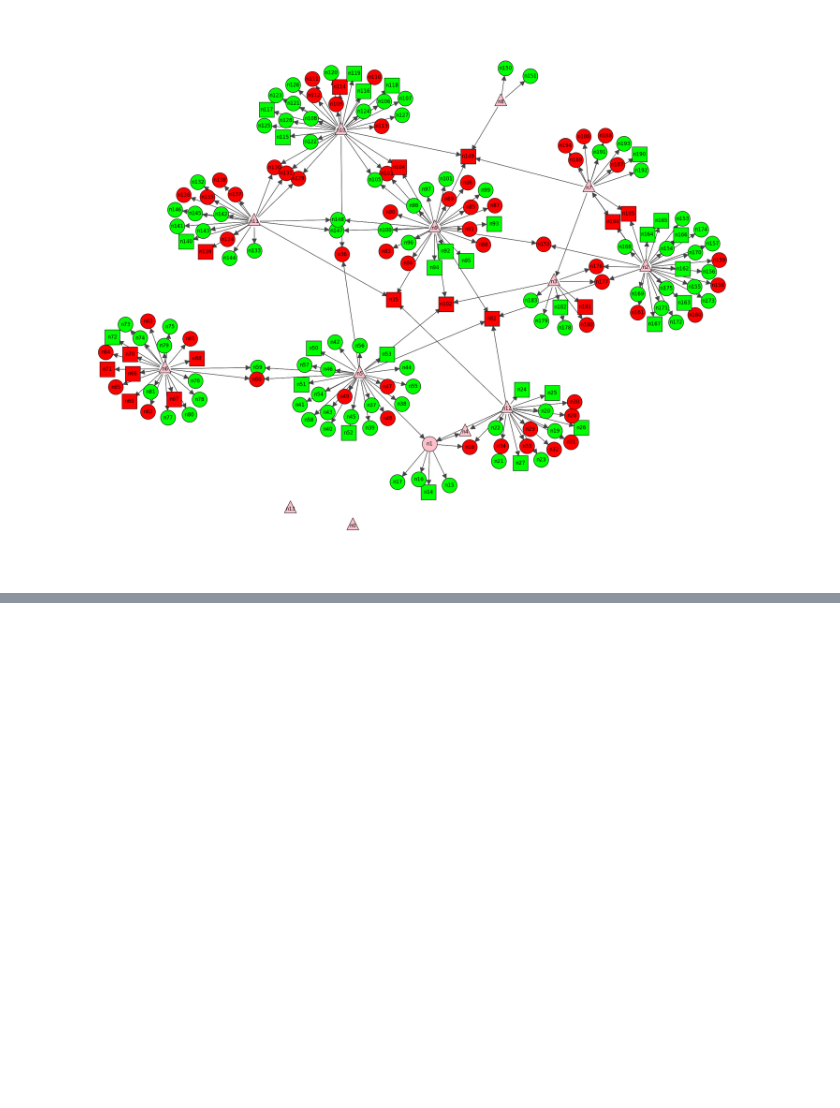
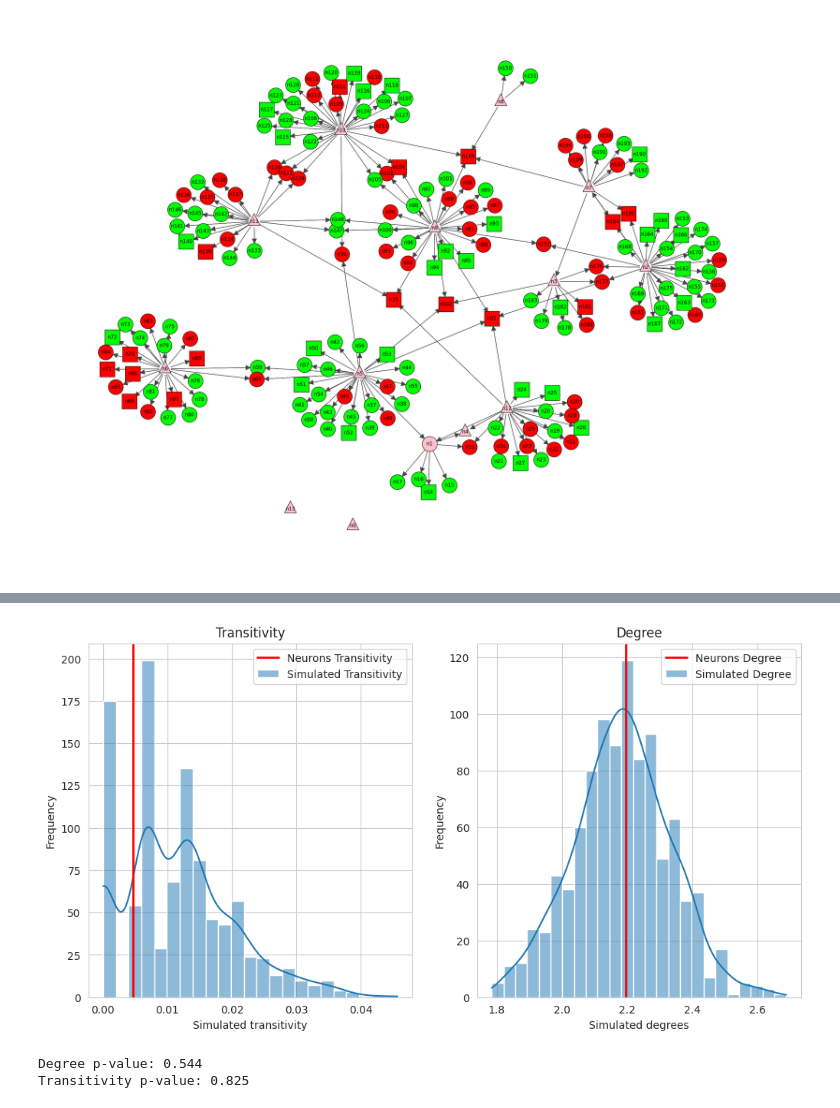
Before and after one commit to cMancio00/sand-2024, a Jupyter notebook: Cortical.ipynb, the cells around one changed output, grey strips where cells are left out. Cells and saved outputs as stored; diff of their text form; code cells hidden in the pictures; blank space fills up the shorter version.

```diff
--- a/Cortical.ipynb
+++ b/Cortical.ipynb
@@ -141,0 +190,44 @@ plt.show()
+# %%
+B = 1000
+transitivity_sim = np.zeros(B)
+degree_sim = np.zeros(B)
+
+for b in range(B):
+    adj_sim = np.random.binomial(1, p_MLE, n**2).reshape((n, n))
+    np.fill_diagonal(adj_sim, 0)
+
+    simulated_graph = ig.Graph.Adjacency((adj_sim > 0).tolist())
+    degree_sim[b] = np.mean(simulated_graph.degree())
+    transitivity_sim[b] = simulated_graph.transitivity_undirected()
+# %%
+plt.figure(figsize=(12, 6))
+
+plt.subplot(1, 2, 1)
+sns.histplot(transitivity_sim, label='Simulated Transitivity',kde=True)
+plt.axvline(x=neurons.transitivity_undirected(), linewidth=2, color='red', label='Neurons Transitivity')
+plt.legend()
+plt.title("Transitivity")
+plt.xlabel("Simulated transitivity")
+plt.ylabel("Frequency")
+
+plt.subplot(1, 2, 2)
+sns.histplot(degree_sim, label='Simulated Degree',kde=True)
+plt.axvline(x=np.mean(neurons.degree()), linewidth=2, color='red', label='Neurons Degree')
+plt.legend()
+plt.title("Degree")
+plt.xlabel("Simulated degrees")
+plt.ylabel("Frequency")
+
+plt.savefig("Plots/Binomial/transitivity_degree.png")
+plt.show()
+# %% [output]
+[figure, added]
+# %%
+degree_p_value = np.mean(degree_sim <= np.mean(neurons.degree()))
+transitivity_p_value = np.mean(transitivity_sim >= neurons.transitivity_undirected())
+
+print("Degree p-value:", degree_p_value)
+print("Transitivity p-value:", transitivity_p_value)
+# %% [output]
+Degree p-value: 0.544
+Transitivity p-value: 0.825
```
Also changed, not shown: parts of 4 cells of this notebook, 2 other files.
